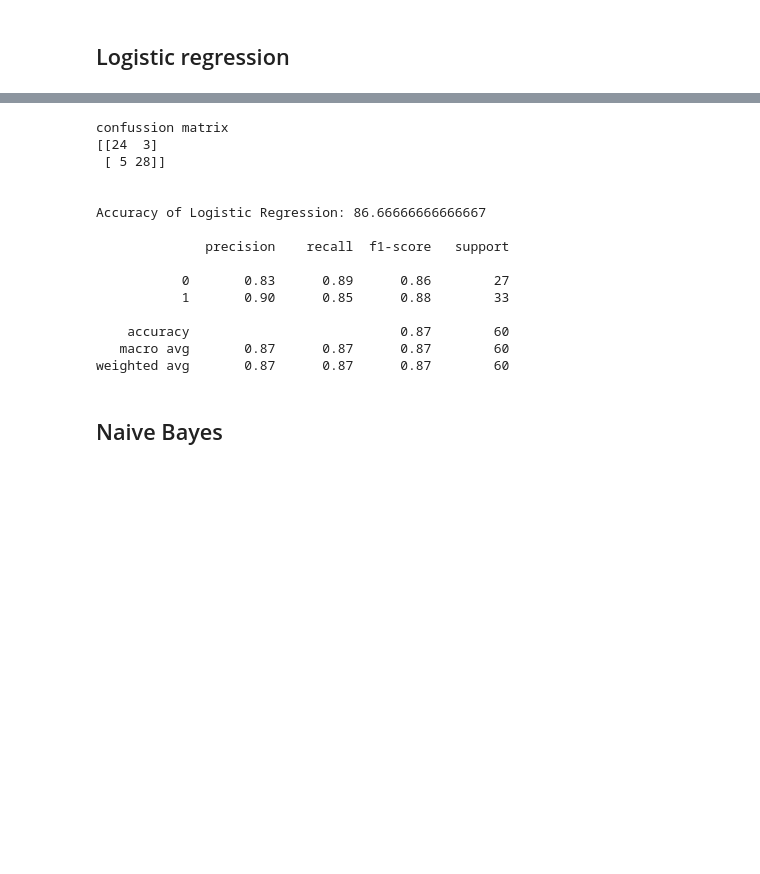
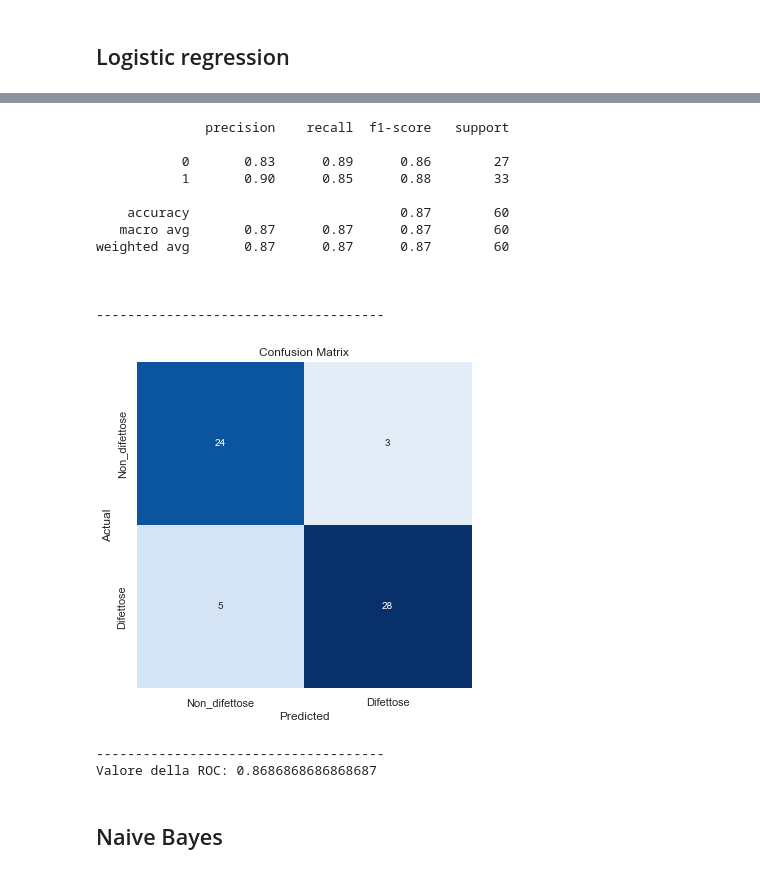
Before and after one commit to lorenzlorg/Big-Data-MAPR-project, a Jupyter notebook: Predizione di malattie cardiache.ipynb, the cells around one changed output, grey strips where cells are left out. Cells and saved outputs as stored; diff of their text form; code cells hidden in the pictures; blank space fills up the shorter version.

```diff
--- a/Predizione di malattie cardiache.ipynb
+++ b/Predizione di malattie cardiache.ipynb
@@ -405,20 +499,0 @@ Per completezza provo ad eseguire feature selection anche se l'implementazione d
-# %%
-# in alternativa per avere da 0 a 1 è necessario fare questo scaling e non quello sopra
-from sklearn.preprocessing import MinMaxScaler
-scaler = MinMaxScaler()
-X_train = scaler.fit_transform(X_train)
-X_test = scaler.transform(X_test)
-
-
-from sklearn.feature_selection import SelectKBest
-from sklearn.feature_selection import chi2
-
-best=SelectKBest(score_func=chi2, k=10)
-fit=best.fit(X_train,y_train)
-data_scores=pd.DataFrame(fit.scores_)
-data_columns=pd.DataFrame(X.columns)
-
-#Join the two dataframes
-scores=pd.concat([data_columns,data_scores],axis=1)
-scores.columns=['Feature','Score']
-print(scores.nlargest(11,'Score'))
@@ -645,33 +575,33 @@ Valore della ROC: 0.8653198653198654
 # %%
 from sklearn.metrics import confusion_matrix,accuracy_score,roc_curve,classification_report
+
+# implementazione modello
 m1 = 'Logistic Regression'
 lr = LogisticRegression()
-model = lr.fit(X_train, y_train)
-lr_predict = lr.predict(X_test)
-lr_conf_matrix = confusion_matrix(y_test, lr_predict)
-lr_acc_score = accuracy_score(y_test, lr_predict)
-print("confussion matrix")
-print(lr_conf_matrix)
-print("\n")
-print("Accuracy of Logistic Regression:",lr_acc_score*100,'\n')
-print(classification_report(y_test,lr_predict))
 
-best_accuracies_each_classes['LR'] = str(lr_acc_score*100)
+# fit modello
+model_lr = lr.fit(X_train, y_train)
+
+# predizioni
+predict_lr = lr.predict(X_test)
+
+# performances
+acc_LR, prec_LR, rec_LR, f1_LR, roc_LR, cm_LR  = performance(y_test, predict_lr)
 # %% [output]
-confussion matrix
-[[24  3]
- [ 5 28]]
-
-
-Accuracy of Logistic Regression: 86.66666666666667
-
               precision    recall  f1-score   support
 
            0       0.83      0.89      0.86        27
            1       0.90      0.85      0.88        33
 
     accuracy                           0.87        60
    macro avg       0.87      0.87      0.87        60
 weighted avg       0.87      0.87      0.87        60
+
+
+
+-------------------------------------
+[figure, added]
+-------------------------------------
+Valore della ROC: 0.8686868686868687
 # %% [markdown]
 ## Naive Bayes
```
Also changed, not shown: parts of 50 cells of this notebook, 1 other file.
